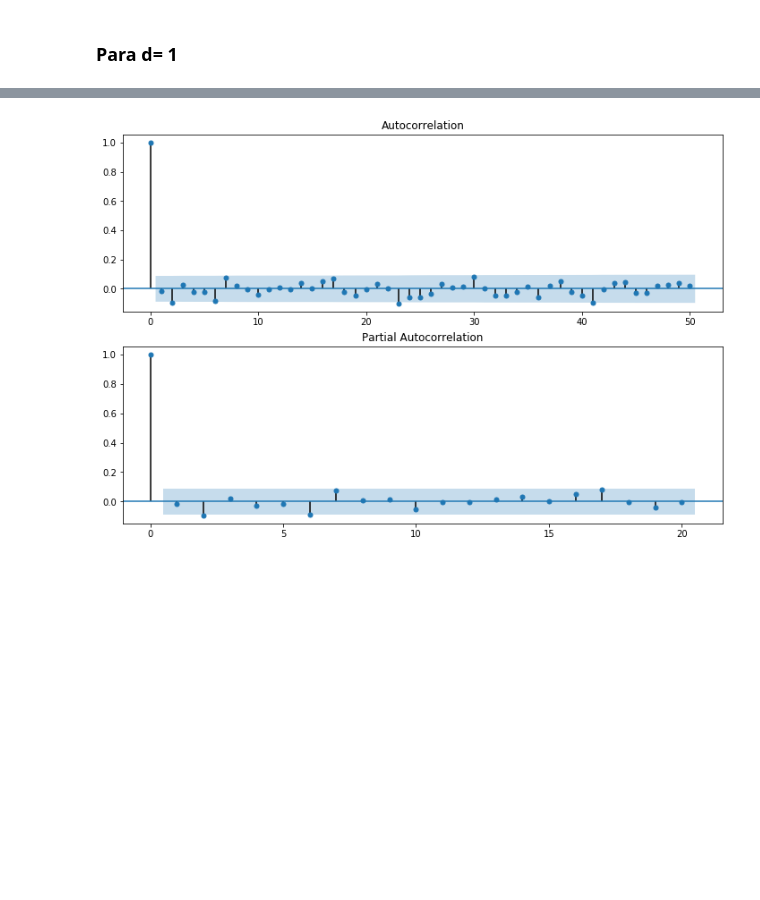
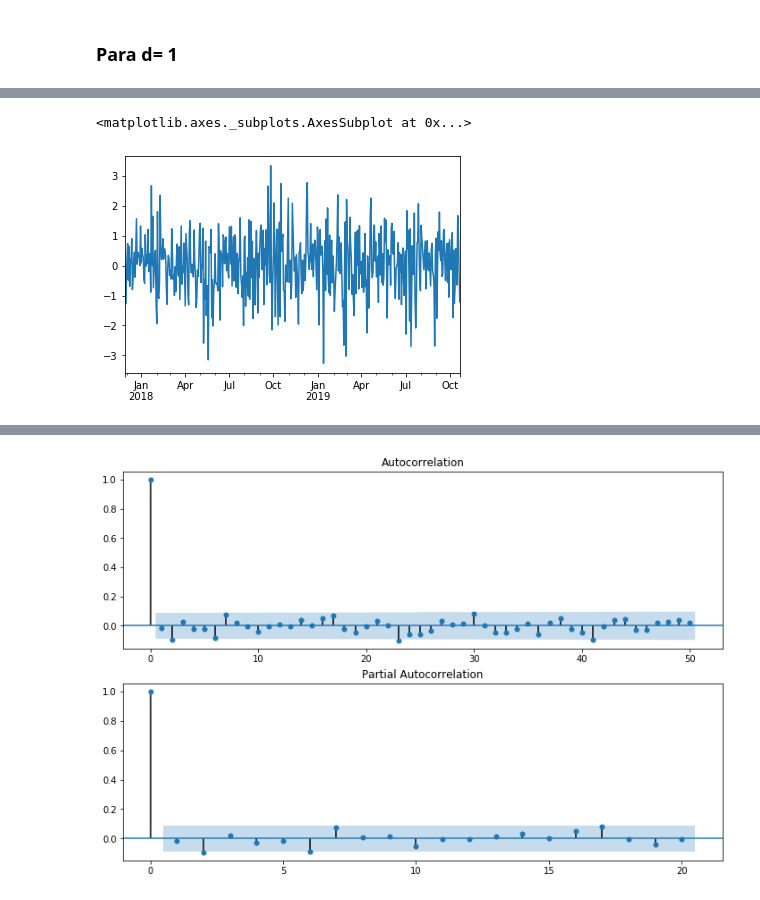
Before and after one commit to FelipeCapati/ibovespa-forecasting, a Jupyter notebook: IBOVESPA - ARIMA.ipynb, the cells around one changed output, grey strips where cells are left out. Saved outputs shown, nothing was run; the diff lists cells and outputs as text; code cells hidden in the pictures; blank space fills up the shorter version.

```diff
--- a/IBOVESPA - ARIMA.ipynb
+++ b/IBOVESPA - ARIMA.ipynb
@@ -97,0 +123,6 @@ dtype: float64
+# %%
+desv_pad_diff1 = (data_diff1/data_diff1.describe()['std'])
+desv_pad_diff1.plot()
+# %% [output]
+<matplotlib.axes._subplots.AxesSubplot at 0x...>
+[figure, added]
```
Also changed, not shown: parts of 46 cells of this notebook, 8 other files.
